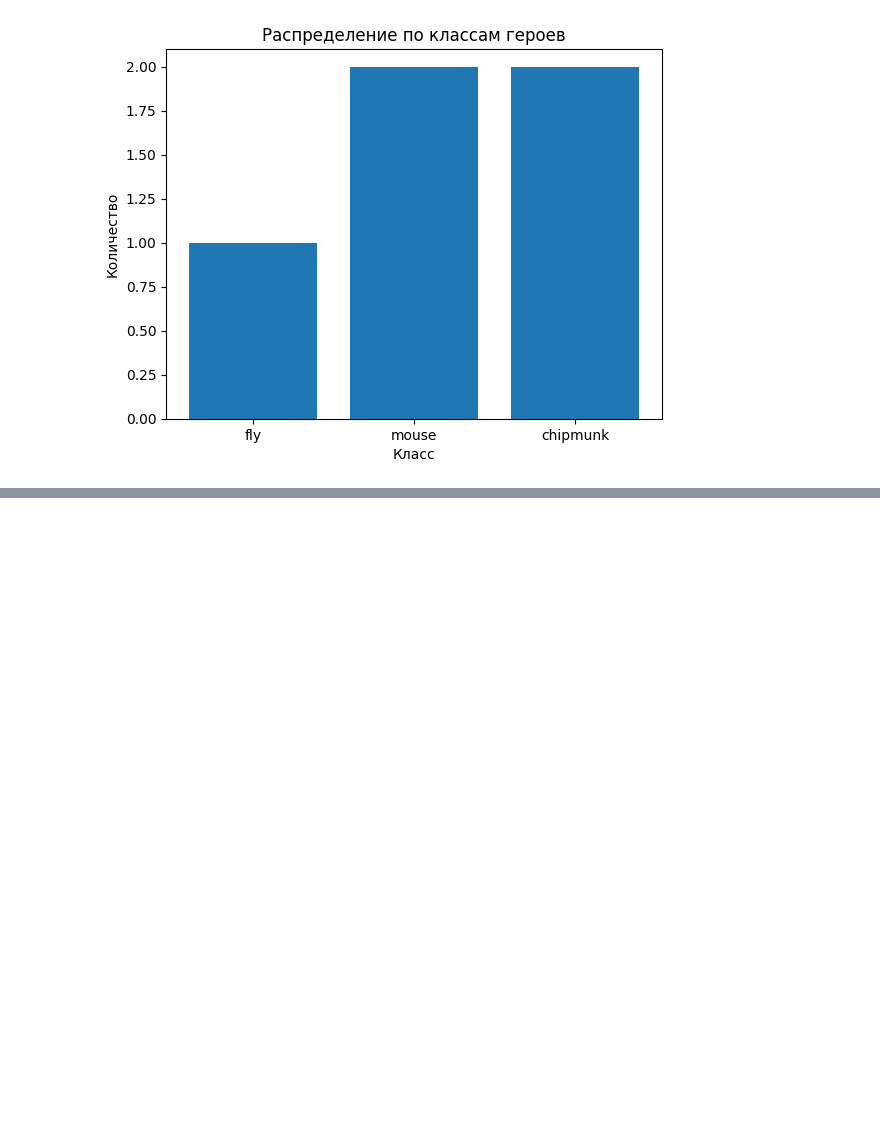
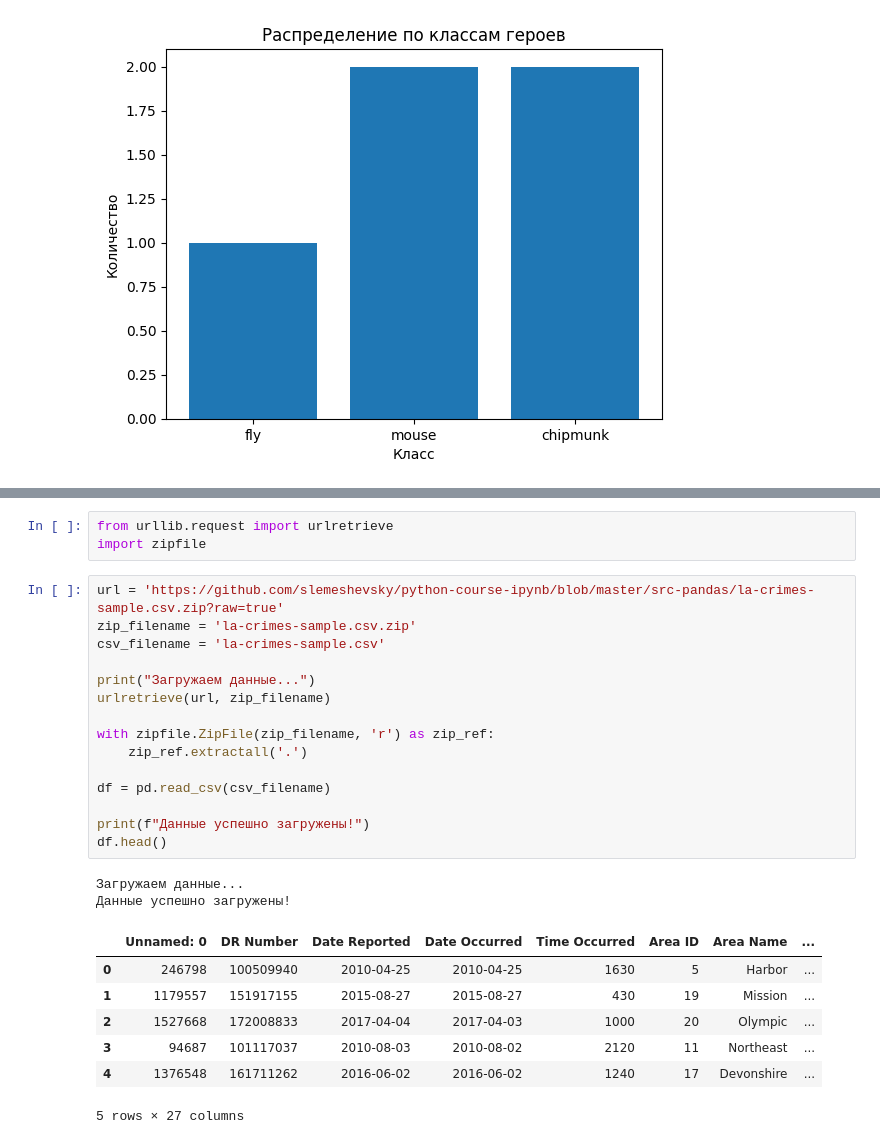
Before and after one commit to WonderSi/iml-python-semestr5, a Jupyter notebook: lab3.ipynb, the cells around one changed output, grey strips where cells are left out. Cells and saved outputs as stored; diff of their text form; blank space fills up the shorter version.

```diff
--- a/lab3.ipynb
+++ b/lab3.ipynb
@@ -195,0 +214,28 @@ plt.show()
+# %%
+from urllib.request import urlretrieve
+import zipfile
+# %%
+url = 'https://github.com/slemeshevsky/python-course-ipynb/blob/master/src-pandas/la-crimes-sample.csv.zip?raw=true'
+zip_filename = 'la-crimes-sample.csv.zip'
+csv_filename = 'la-crimes-sample.csv'
+
+print("Загружаем данные...")
+urlretrieve(url, zip_filename)
+
+with zipfile.ZipFile(zip_filename, 'r') as zip_ref:
+    zip_ref.extractall('.')
+
+df = pd.read_csv(csv_filename)
+
+print(f"Данные успешно загружены!")
+df.head()
+# %% [output]
+Загружаем данные...
+Данные успешно загружены!
+|  | Unnamed: 0 | DR Number | Date Reported | Date Occurred | Time Occurred | Area ID | Area Name | ... |
+| 0 | 246798 | 100509940 | 2010-04-25 | 2010-04-25 | 1630 | 5 | Harbor | ... |
+| 1 | 1179557 | 151917155 | 2015-08-27 | 2015-08-27 | 430 | 19 | Mission | ... |
+| 2 | 1527668 | 172008833 | 2017-04-04 | 2017-04-03 | 1000 | 20 | Olympic | ... |
+| 3 | 94687 | 101117037 | 2010-08-03 | 2010-08-02 | 2120 | 11 | Northeast | ... |
+| 4 | 1376548 | 161711262 | 2016-06-02 | 2016-06-02 | 1240 | 17 | Devonshire | ... |
+5 rows × 27 columns
```
Also changed, not shown: parts of 13 cells of this notebook.
